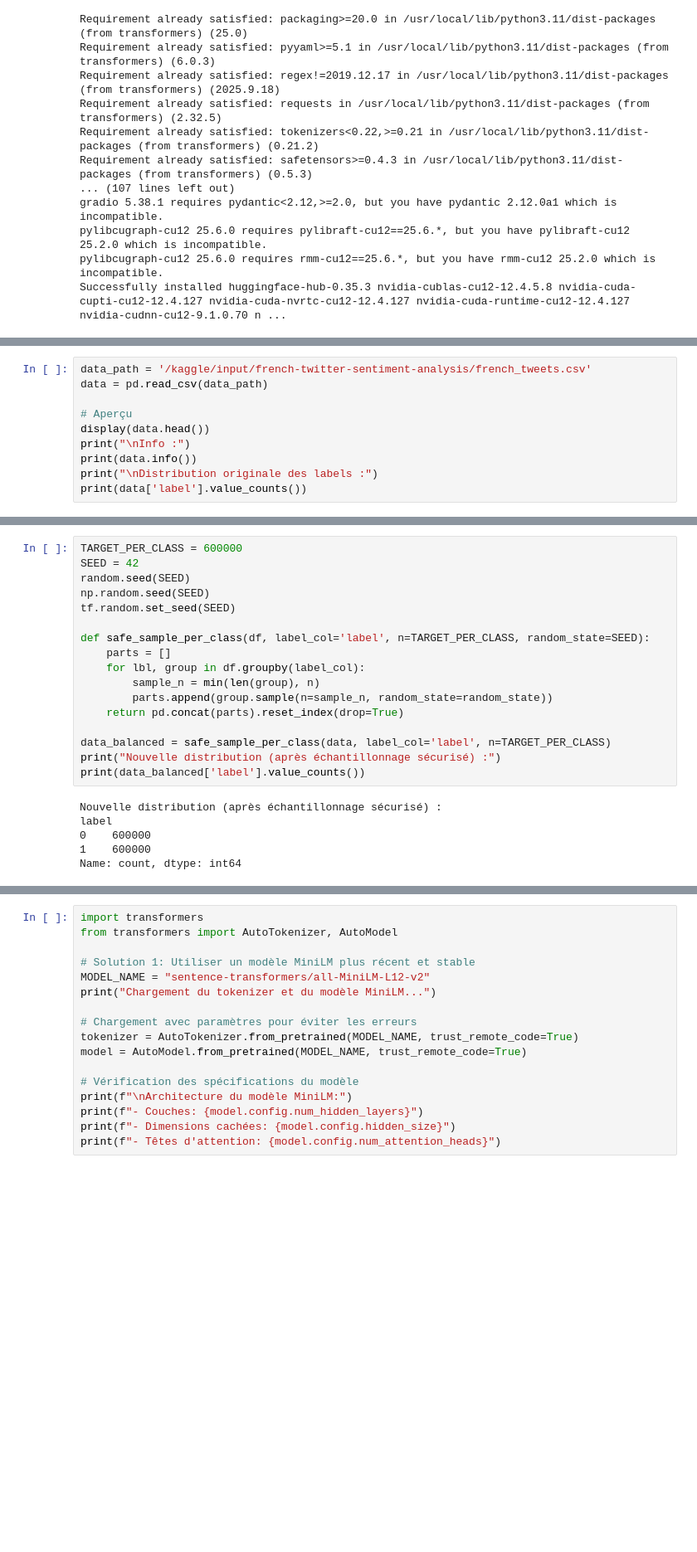
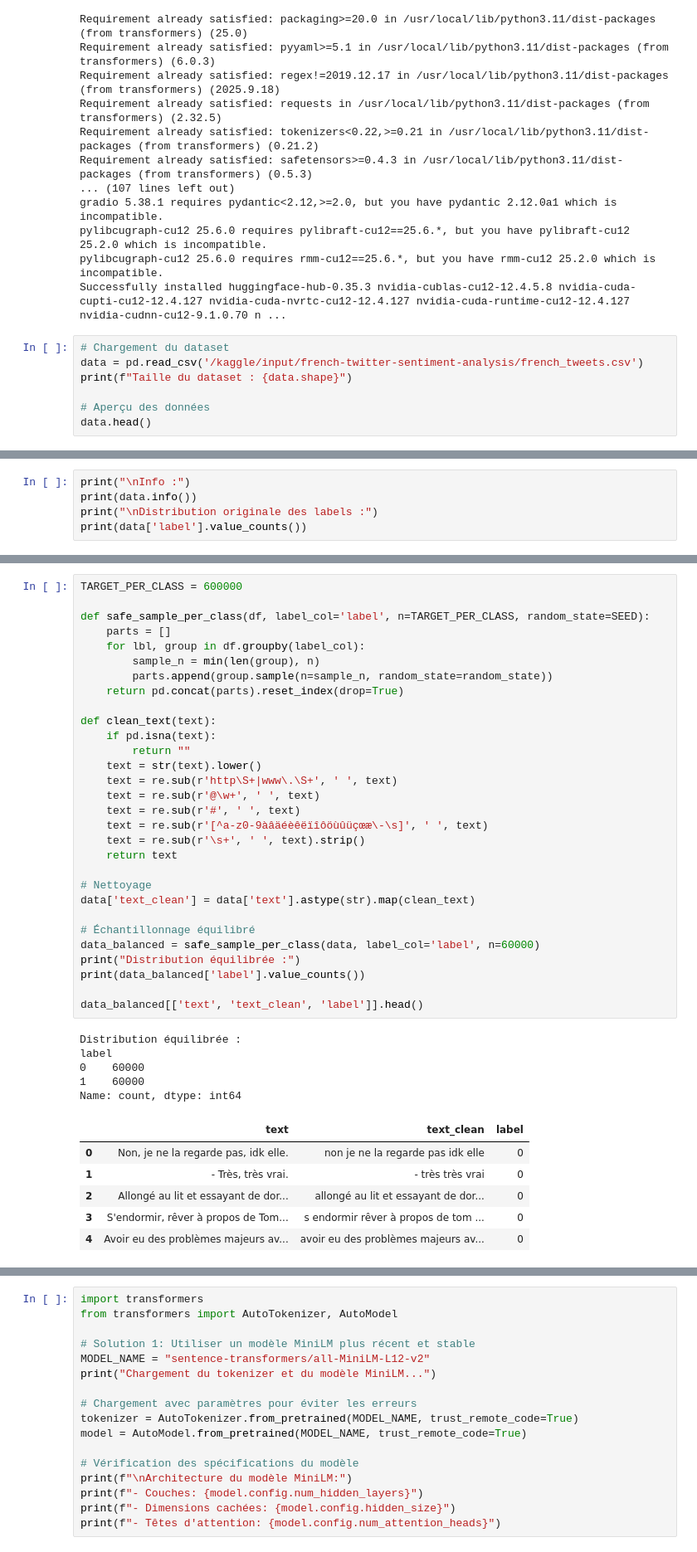
Before and after one commit to malek-messaoudii/MiniLM-Embedding, a Jupyter notebook: minilm-embedding.ipynb, the cells around one changed output, grey strips where cells are left out. Shown at 83% size. Saved outputs shown, nothing was run; the diff lists cells and outputs as text; blank space fills up the shorter version.

```diff
--- a/minilm-embedding.ipynb
+++ b/minilm-embedding.ipynb
@@ -64,3 +71,10 @@ gradio 5.38.1 requires pydantic<2.12,>=2.0, but you have pydantic 2.12.0a1 which
 pylibcugraph-cu12 25.6.0 requires pylibraft-cu12==25.6.*, but you have pylibraft-cu12 25.2.0 which is incompatible.
 pylibcugraph-cu12 25.6.0 requires rmm-cu12==25.6.*, but you have rmm-cu12 25.2.0 which is incompatible.
 Successfully installed huggingface-hub-0.35.3 nvidia-cublas-cu12-12.4.5.8 nvidia-cuda-cupti-cu12-12.4.127 nvidia-cuda-nvrtc-cu12-12.4.127 nvidia-cuda-runtime-cu12-12.4.127 nvidia-cudnn-cu12-9.1.0.70 n ...
+# %%
+# Chargement du dataset
+data = pd.read_csv('/kaggle/input/french-twitter-sentiment-analysis/french_tweets.csv')
+print(f"Taille du dataset : {data.shape}")
+
+# Aperçu des données
+data.head()
@@ -67,9 +89,4 @@ Successfully installed huggingface-hub-0.35.3 nvidia-cublas-cu12-12.4.5.8 nvidia
 # %%
-data_path = '/kaggle/input/french-twitter-sentiment-analysis/french_tweets.csv'
-data = pd.read_csv(data_path)
-
-# Aperçu
-display(data.head())
 print("\nInfo :")
 print(data.info())
 print("\nDistribution originale des labels :")
@@ -100,24 +111,43 @@ label
 Name: count, dtype: int64
 # %%
 TARGET_PER_CLASS = 600000
-SEED = 42
-random.seed(SEED)
-np.random.seed(SEED)
-tf.random.set_seed(SEED)
 
 def safe_sample_per_class(df, label_col='label', n=TARGET_PER_CLASS, random_state=SEED):
     parts = []
     for lbl, group in df.groupby(label_col):
         sample_n = min(len(group), n)
         parts.append(group.sample(n=sample_n, random_state=random_state))
     return pd.concat(parts).reset_index(drop=True)
 
-data_balanced = safe_sample_per_class(data, label_col='label', n=TARGET_PER_CLASS)
-print("Nouvelle distribution (après échantillonnage sécurisé) :")
+def clean_text(text):
+    if pd.isna(text):
+        return ""
+    text = str(text).lower()
+    text = re.sub(r'http\S+|www\.\S+', ' ', text)
+    text = re.sub(r'@\w+', ' ', text)
+    text = re.sub(r'#', ' ', text)
+    text = re.sub(r'[^a-z0-9àâäéèêëïîôöùûüçœæ\-\s]', ' ', text)
+    text = re.sub(r'\s+', ' ', text).strip()
+    return text
+
+# Nettoyage
+data['text_clean'] = data['text'].astype(str).map(clean_text)
+
+# Échantillonnage équilibré
+data_balanced = safe_sample_per_class(data, label_col='label', n=60000)
+print("Distribution équilibrée :")
 print(data_balanced['label'].value_counts())
+
+data_balanced[['text', 'text_clean', 'label']].head()
 # %% [output]
-Nouvelle distribution (après échantillonnage sécurisé) :
+Distribution équilibrée :
 label
-0    600000
-1    600000
+0    60000
+1    60000
 Name: count, dtype: int64
+|  | text | text_clean | label |
+| 0 | Non, je ne la regarde pas, idk elle. | non je ne la regarde pas idk elle | 0 |
+| 1 | - Très, très vrai. | - très très vrai | 0 |
+| 2 | Allongé au lit et essayant de dor... | allongé au lit et essayant de dor... | 0 |
+| 3 | S'endormir, rêver à propos de Tom... | s endormir rêver à propos de tom ... | 0 |
+| 4 | Avoir eu des problèmes majeurs av... | avoir eu des problèmes majeurs av... | 0 |
```
Also changed, not shown: parts of 9 cells of this notebook.
